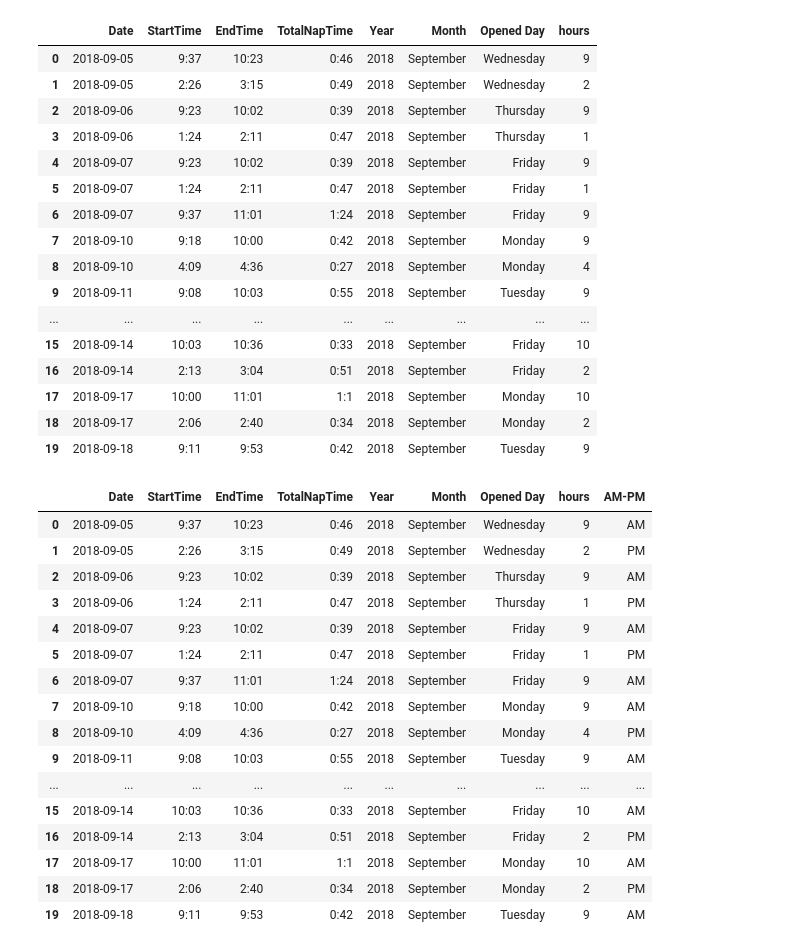
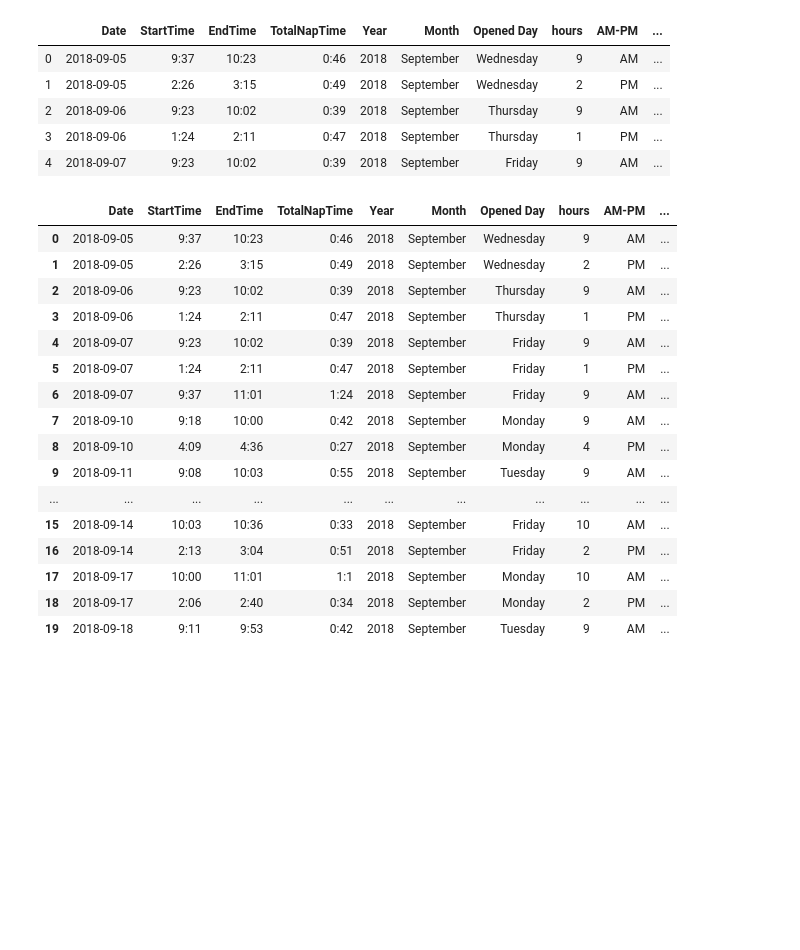
Before and after one commit to munindranath/Tadpole, a Jupyter notebook: Tadpole-Nap.ipynb, the cells around one changed output. Saved outputs shown, nothing was run; the diff lists cells and outputs as text; code cells hidden in the pictures; blank space fills up the shorter version.

```diff
--- a/Tadpole-Nap.ipynb
+++ b/Tadpole-Nap.ipynb
@@ -51,0 +87,23 @@ df['hours']=df['StartTime'].apply(lambda s: int(s.split(':')[0]))
+# %%
+from datetime import datetime
+from dateutil.parser import parse
+
+ts = '09/01/2019'
+
+change_class = datetime.strptime(ts, '%m/%d/%Y')
+
+
+#df['Class'] = df['Date'].apply(lambda x: 'Toddler' if x <= ts else 'Infant')
+
+df['Class'] = df['Date'].apply (
+    lambda x : 'Toddler' if x > change_class else 'Infant')
+
+
+df.head()
+# %% [output]
+|  | Date | StartTime | EndTime | TotalNapTime | Year | Month | Opened Day | hours | AM-PM | ... |
+| 0 | 2018-09-05 | 9:37 | 10:23 | 0:46 | 2018 | September | Wednesday | 9 | AM | ... |
+| 1 | 2018-09-05 | 2:26 | 3:15 | 0:49 | 2018 | September | Wednesday | 2 | PM | ... |
+| 2 | 2018-09-06 | 9:23 | 10:02 | 0:39 | 2018 | September | Thursday | 9 | AM | ... |
+| 3 | 2018-09-06 | 1:24 | 2:11 | 0:47 | 2018 | September | Thursday | 1 | PM | ... |
+| 4 | 2018-09-07 | 9:23 | 10:02 | 0:39 | 2018 | September | Friday | 9 | AM | ... |
@@ -52,20 +114,20 @@ df['hours']=df['StartTime'].apply(lambda s: int(s.split(':')[0]))
 # %%
 df.head(20)
 # %% [output]
-|  | Date | StartTime | EndTime | TotalNapTime | Year | Month | Opened Day | hours |
-| 0 | 2018-09-05 | 9:37 | 10:23 | 0:46 | 2018 | September | Wednesday | 9 |
-| 1 | 2018-09-05 | 2:26 | 3:15 | 0:49 | 2018 | September | Wednesday | 2 |
-| 2 | 2018-09-06 | 9:23 | 10:02 | 0:39 | 2018 | September | Thursday | 9 |
-| 3 | 2018-09-06 | 1:24 | 2:11 | 0:47 | 2018 | September | Thursday | 1 |
-| 4 | 2018-09-07 | 9:23 | 10:02 | 0:39 | 2018 | September | Friday | 9 |
-| 5 | 2018-09-07 | 1:24 | 2:11 | 0:47 | 2018 | September | Friday | 1 |
-| 6 | 2018-09-07 | 9:37 | 11:01 | 1:24 | 2018 | September | Friday | 9 |
-| 7 | 2018-09-10 | 9:18 | 10:00 | 0:42 | 2018 | September | Monday | 9 |
-| 8 | 2018-09-10 | 4:09 | 4:36 | 0:27 | 2018 | September | Monday | 4 |
-| 9 | 2018-09-11 | 9:08 | 10:03 | 0:55 | 2018 | September | Tuesday | 9 |
-| ... | ... | ... | ... | ... | ... | ... | ... | ... |
-| 15 | 2018-09-14 | 10:03 | 10:36 | 0:33 | 2018 | September | Friday | 10 |
-| 16 | 2018-09-14 | 2:13 | 3:04 | 0:51 | 2018 | September | Friday | 2 |
-| 17 | 2018-09-17 | 10:00 | 11:01 | 1:1 | 2018 | September | Monday | 10 |
-| 18 | 2018-09-17 | 2:06 | 2:40 | 0:34 | 2018 | September | Monday | 2 |
-| 19 | 2018-09-18 | 9:11 | 9:53 | 0:42 | 2018 | September | Tuesday | 9 |
+|  | Date | StartTime | EndTime | TotalNapTime | Year | Month | Opened Day | hours | AM-PM | ... |
+| 0 | 2018-09-05 | 9:37 | 10:23 | 0:46 | 2018 | September | Wednesday | 9 | AM | ... |
+| 1 | 2018-09-05 | 2:26 | 3:15 | 0:49 | 2018 | September | Wednesday | 2 | PM | ... |
+| 2 | 2018-09-06 | 9:23 | 10:02 | 0:39 | 2018 | September | Thursday | 9 | AM | ... |
+| 3 | 2018-09-06 | 1:24 | 2:11 | 0:47 | 2018 | September | Thursday | 1 | PM | ... |
+| 4 | 2018-09-07 | 9:23 | 10:02 | 0:39 | 2018 | September | Friday | 9 | AM | ... |
+| 5 | 2018-09-07 | 1:24 | 2:11 | 0:47 | 2018 | September | Friday | 1 | PM | ... |
+| 6 | 2018-09-07 | 9:37 | 11:01 | 1:24 | 2018 | September | Friday | 9 | AM | ... |
+| 7 | 2018-09-10 | 9:18 | 10:00 | 0:42 | 2018 | September | Monday | 9 | AM | ... |
+| 8 | 2018-09-10 | 4:09 | 4:36 | 0:27 | 2018 | September | Monday | 4 | PM | ... |
+| 9 | 2018-09-11 | 9:08 | 10:03 | 0:55 | 2018 | September | Tuesday | 9 | AM | ... |
+| ... | ... | ... | ... | ... | ... | ... | ... | ... | ... | ... |
+| 15 | 2018-09-14 | 10:03 | 10:36 | 0:33 | 2018 | September | Friday | 10 | AM | ... |
+| 16 | 2018-09-14 | 2:13 | 3:04 | 0:51 | 2018 | September | Friday | 2 | PM | ... |
+| 17 | 2018-09-17 | 10:00 | 11:01 | 1:1 | 2018 | September | Monday | 10 | AM | ... |
+| 18 | 2018-09-17 | 2:06 | 2:40 | 0:34 | 2018 | September | Monday | 2 | PM | ... |
+| 19 | 2018-09-18 | 9:11 | 9:53 | 0:42 | 2018 | September | Tuesday | 9 | AM | ... |
@@ -74,20 +133,0 @@ df['AM-PM']= df['hours'].apply(lambda x: 'AM' if x >=7  else 'PM')
-# %%
-df.head(20)
-# %% [output]
-|  | Date | StartTime | EndTime | TotalNapTime | Year | Month | Opened Day | hours | AM-PM |
-| 0 | 2018-09-05 | 9:37 | 10:23 | 0:46 | 2018 | September | Wednesday | 9 | AM |
-| 1 | 2018-09-05 | 2:26 | 3:15 | 0:49 | 2018 | September | Wednesday | 2 | PM |
-| 2 | 2018-09-06 | 9:23 | 10:02 | 0:39 | 2018 | September | Thursday | 9 | AM |
-| 3 | 2018-09-06 | 1:24 | 2:11 | 0:47 | 2018 | September | Thursday | 1 | PM |
-| 4 | 2018-09-07 | 9:23 | 10:02 | 0:39 | 2018 | September | Friday | 9 | AM |
-| 5 | 2018-09-07 | 1:24 | 2:11 | 0:47 | 2018 | September | Friday | 1 | PM |
-| 6 | 2018-09-07 | 9:37 | 11:01 | 1:24 | 2018 | September | Friday | 9 | AM |
-| 7 | 2018-09-10 | 9:18 | 10:00 | 0:42 | 2018 | September | Monday | 9 | AM |
-| 8 | 2018-09-10 | 4:09 | 4:36 | 0:27 | 2018 | September | Monday | 4 | PM |
-| 9 | 2018-09-11 | 9:08 | 10:03 | 0:55 | 2018 | September | Tuesday | 9 | AM |
-| ... | ... | ... | ... | ... | ... | ... | ... | ... | ... |
-| 15 | 2018-09-14 | 10:03 | 10:36 | 0:33 | 2018 | September | Friday | 10 | AM |
-| 16 | 2018-09-14 | 2:13 | 3:04 | 0:51 | 2018 | September | Friday | 2 | PM |
-| 17 | 2018-09-17 | 10:00 | 11:01 | 1:1 | 2018 | September | Monday | 10 | AM |
-| 18 | 2018-09-17 | 2:06 | 2:40 | 0:34 | 2018 | September | Monday | 2 | PM |
-| 19 | 2018-09-18 | 9:11 | 9:53 | 0:42 | 2018 | September | Tuesday | 9 | AM |
```
Also changed, not shown: parts of 14 cells of this notebook.
